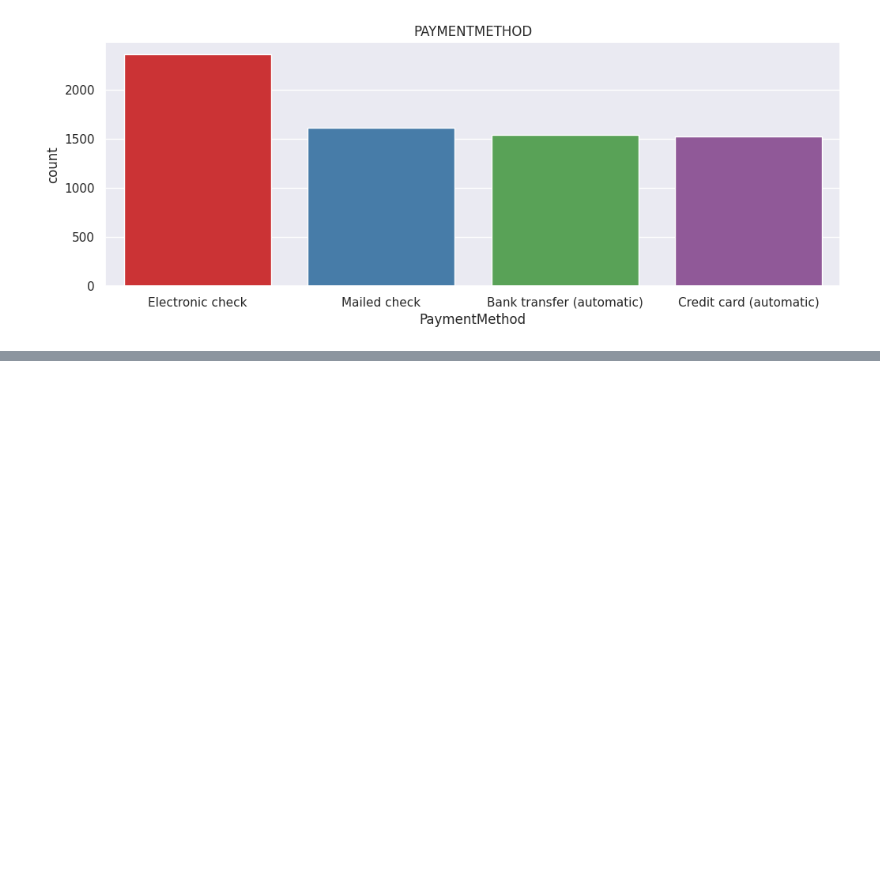
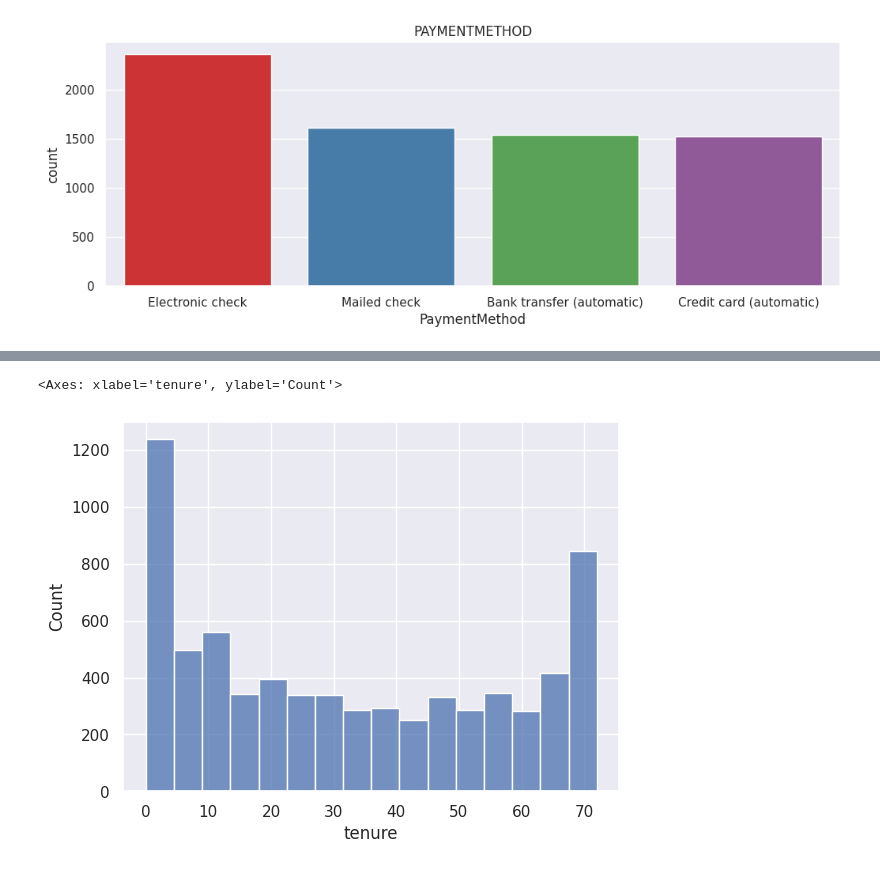
Before and after one commit to he-ale/TelcoCustomerChurn, a Jupyter notebook: TelcoCustomerChurn.ipynb, the cells around one changed output, grey strips where cells are left out. Saved outputs shown, nothing was run; the diff lists cells and outputs as text; code cells hidden in the pictures; blank space fills up the shorter version.

```diff
--- a/TelcoCustomerChurn.ipynb
+++ b/TelcoCustomerChurn.ipynb
@@ -181,0 +231,5 @@ plt.show()
+# %%
+sns.histplot(data=dataset, x='tenure')
+# %% [output]
+<Axes: xlabel='tenure', ylabel='Count'>
+[figure, added]
```
Also changed, not shown: parts of 13 cells of this notebook.
